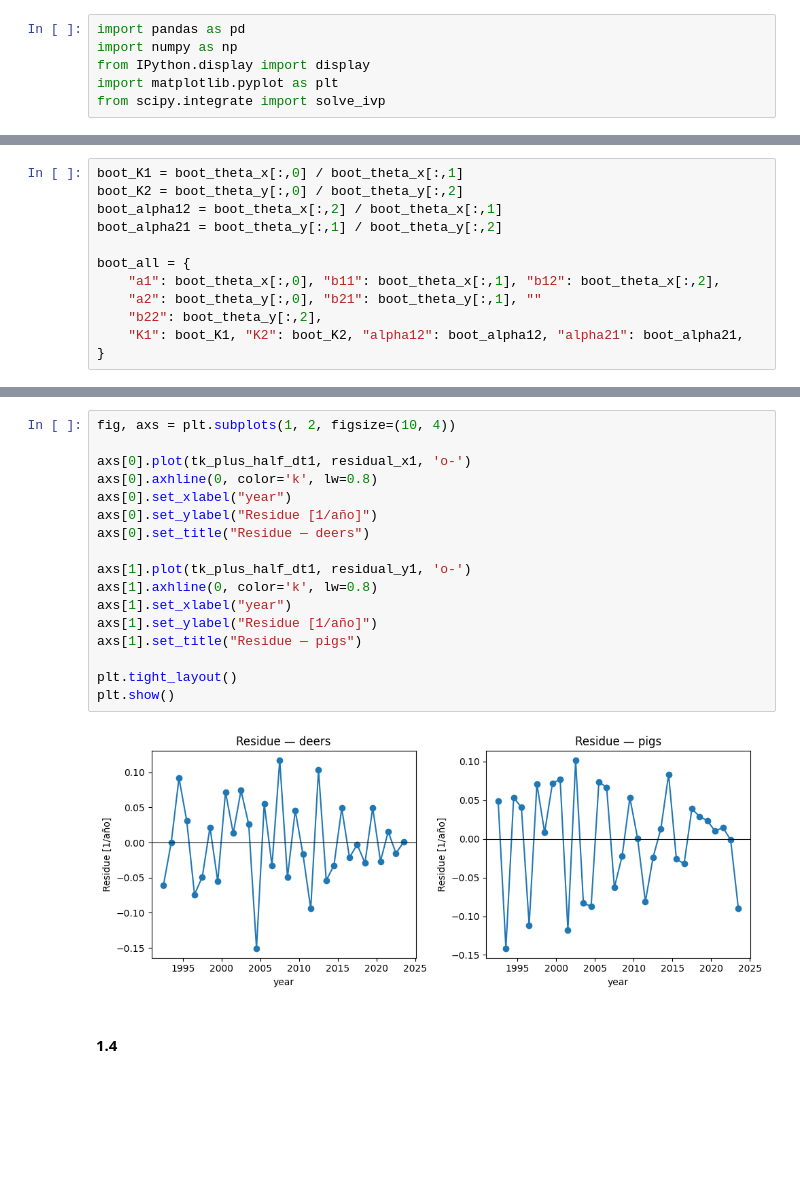
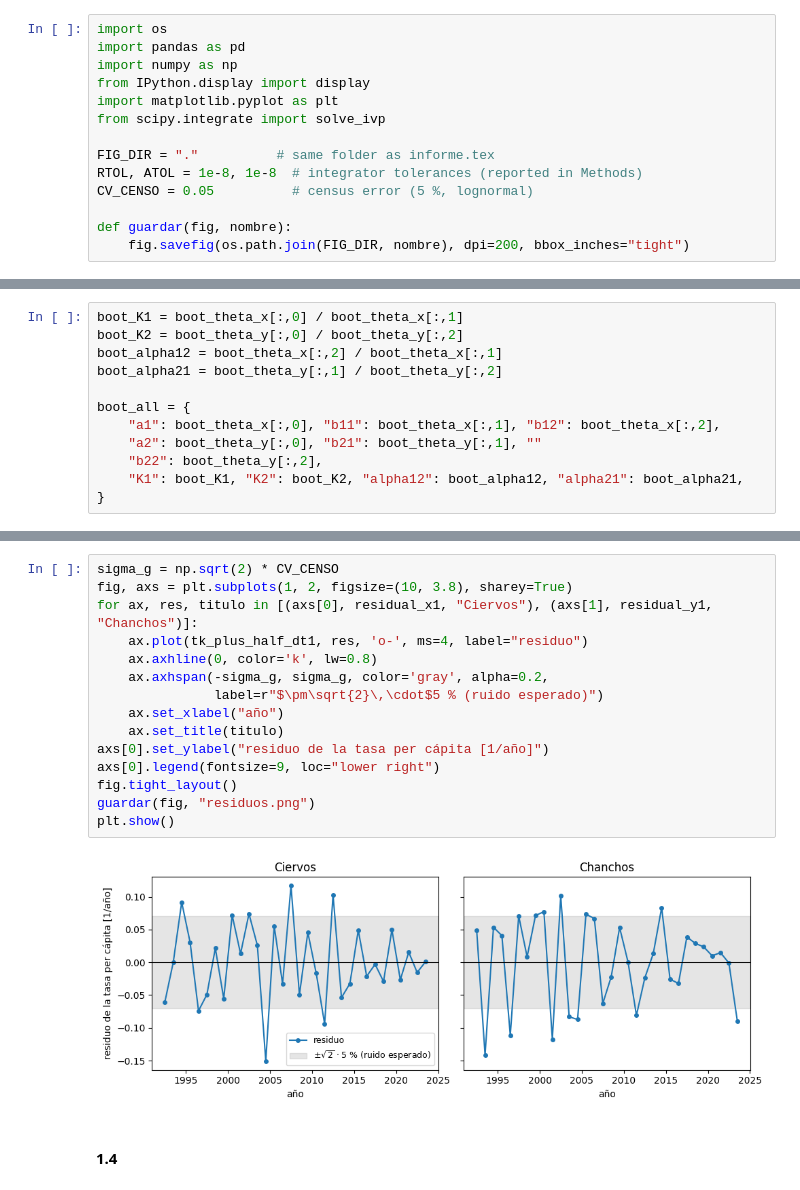
Before and after one commit to PilarOtero/tp1-dinamica-de-sistemas, a Jupyter notebook: notebook.ipynb, the cells around one changed output, grey strips where cells are left out. Drawn from its saved outputs; the diff is of its cells as text; blank space fills up the shorter version.

Commit message:
Notebook: diagrama de fases, jacobiano, equilibrios con control y figuras en castellano

```diff
--- a/notebook.ipynb
+++ b/notebook.ipynb
@@ -1,9 +1,17 @@
 # %%
+import os
 import pandas as pd
 import numpy as np
 from IPython.display import display
 import matplotlib.pyplot as plt
 from scipy.integrate import solve_ivp
+
+FIG_DIR = "."          # same folder as informe.tex
+RTOL, ATOL = 1e-8, 1e-8  # integrator tolerances (reported in Methods)
+CV_CENSO = 0.05          # census error (5 %, lognormal)
+
+def guardar(fig, nombre):
+    fig.savefig(os.path.join(FIG_DIR, nombre), dpi=200, bbox_inches="tight")
 # %%
 data = pd.read_csv('datos.csv')
 # %%
@@ -218,22 +287,20 @@ display(df)
 # %%
-fig, axs = plt.subplots(1, 2, figsize=(10, 4))
-
-axs[0].plot(tk_plus_half_dt1, residual_x1, 'o-')
-axs[0].axhline(0, color='k', lw=0.8)
-axs[0].set_xlabel("year")
-axs[0].set_ylabel("Residue [1/año]")
-axs[0].set_title("Residue — deers")
-
-axs[1].plot(tk_plus_half_dt1, residual_y1, 'o-')
-axs[1].axhline(0, color='k', lw=0.8)
-axs[1].set_xlabel("year")
-axs[1].set_ylabel("Residue [1/año]")
-axs[1].set_title("Residue — pigs")
-
-plt.tight_layout()
+sigma_g = np.sqrt(2) * CV_CENSO
+fig, axs = plt.subplots(1, 2, figsize=(10, 3.8), sharey=True)
+for ax, res, titulo in [(axs[0], residual_x1, "Ciervos"), (axs[1], residual_y1, "Chanchos")]:
+    ax.plot(tk_plus_half_dt1, res, 'o-', ms=4, label="residuo")
+    ax.axhline(0, color='k', lw=0.8)
+    ax.axhspan(-sigma_g, sigma_g, color='gray', alpha=0.2,
+               label=r"$\pm\sqrt{2}\,\cdot$5 % (ruido esperado)")
+    ax.set_xlabel("año")
+    ax.set_title(titulo)
+axs[0].set_ylabel("residuo de la tasa per cápita [1/año]")
+axs[0].legend(fontsize=9, loc="lower right")
+fig.tight_layout()
+guardar(fig, "residuos.png")
 plt.show()
 # %% [output]
-[figure, old version]
+[figure, new version]
 # %% [markdown]
 #### **1.4**
 # %%
```
Also changed, not shown: parts of 39 cells of this notebook, 6 other files.
